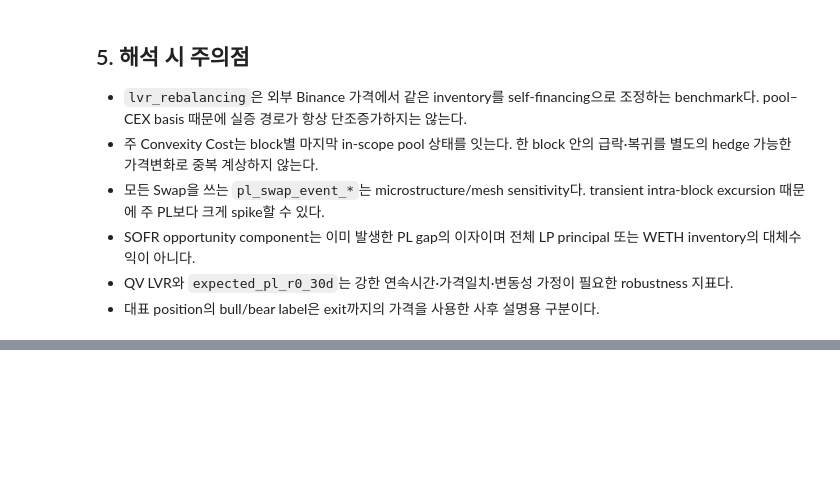
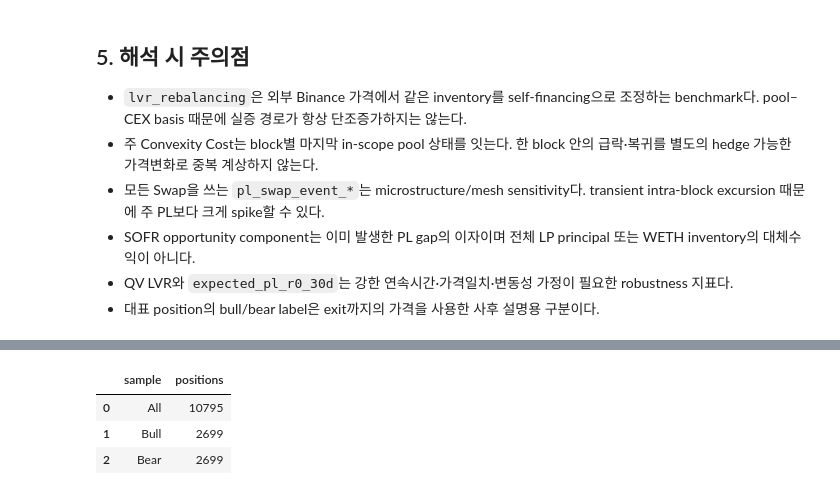
Before and after one commit to Basten1209/Uniswap-ETH-risk-analysis, a Jupyter notebook: data_processing.ipynb, the cells around one changed output, grey strips where cells are left out. Cells and saved outputs as stored; diff of their text form; code cells hidden in the pictures; blank space fills up the shorter version.

```diff
--- a/data_processing.ipynb
+++ b/data_processing.ipynb
@@ -193,0 +259,92 @@ for _, metadata in representatives.iterrows():
+# %%
+RISK_COLUMNS = {
+    'IL': 'il_loss_on_initial',
+    'LVR': 'lvr_rebalancing_on_initial',
+    'PL': 'pl_loss_on_initial',
+}
+REQUIRED_EXPERIMENT_COLUMNS = [
+    'operation_id',
+    'entry_timestamp',
+    'exit_timestamp',
+    'initial_wealth_usdt',
+    'token0_price_usdt_entry',
+    'token0_price_usdt_exit',
+    'lp_total_return_realized_fee',
+    *RISK_COLUMNS.values(),
+]
+missing_columns = set(REQUIRED_EXPERIMENT_COLUMNS).difference(position_metrics.columns)
+if missing_columns:
+    raise ValueError(f'missing experiment columns: {sorted(missing_columns)}')
+
+experiment_positions = position_metrics[REQUIRED_EXPERIMENT_COLUMNS].copy()
+experiment_positions['entry_timestamp'] = pd.to_datetime(
+    experiment_positions['entry_timestamp'], utc=True
+)
+experiment_positions['exit_timestamp'] = pd.to_datetime(
+    experiment_positions['exit_timestamp'], utc=True
+)
+numeric_columns = [
+    'initial_wealth_usdt',
+    'token0_price_usdt_entry',
+    'token0_price_usdt_exit',
+    'lp_total_return_realized_fee',
+    *RISK_COLUMNS.values(),
+]
+for column in numeric_columns:
+    experiment_positions[column] = pd.to_numeric(experiment_positions[column])
+numeric_values = experiment_positions[numeric_columns].to_numpy(dtype=np.float64)
+if not np.isfinite(numeric_values).all():
+    raise ValueError('experiment input contains null or non-finite numeric values')
+if (experiment_positions['initial_wealth_usdt'] <= 0).any():
+    raise ValueError('initial wealth must be positive')
+
+experiment_positions['eth_log_return'] = np.log(
+    experiment_positions['token0_price_usdt_exit']
+    / experiment_positions['token0_price_usdt_entry']
+)
+eth_return_q25, eth_return_q75 = experiment_positions['eth_log_return'].quantile(
+    [0.25, 0.75]
+)
+experiment_positions['market_group'] = np.select(
+    [
+        experiment_positions['eth_log_return'] <= eth_return_q25,
+        experiment_positions['eth_log_return'] >= eth_return_q75,
+    ],
+    ['Bear', 'Bull'],
+    default='Middle',
+)
+exit_index = pd.DatetimeIndex(experiment_positions['exit_timestamp'])
+experiment_positions['exit_month'] = pd.to_datetime(
+    exit_index.strftime('%Y-%m-01'), utc=True
+)
+
+sample_summary = pd.DataFrame(
+    [
+        {'sample': 'All', 'positions': len(experiment_positions)},
+        {
+            'sample': 'Bull',
+            'positions': int(experiment_positions['market_group'].eq('Bull').sum()),
+        },
+        {
+            'sample': 'Bear',
+            'positions': int(experiment_positions['market_group'].eq('Bear').sum()),
+        },
+    ]
+)
+threshold_summary = pd.DataFrame(
+    {
+        'threshold': ['Bear upper bound (Q25)', 'Bull lower bound (Q75)'],
+        'eth_log_return': [eth_return_q25, eth_return_q75],
+        'eth_simple_return_pct': [
+            100 * np.expm1(eth_return_q25),
+            100 * np.expm1(eth_return_q75),
+        ],
+    }
+)
+display(sample_summary)
+display(threshold_summary)
+# %% [output]
+|  | sample | positions |
+| 0 | All | 10795 |
+| 1 | Bull | 2699 |
+| 2 | Bear | 2699 |
```
Also changed, not shown: parts of 11 cells of this notebook.
